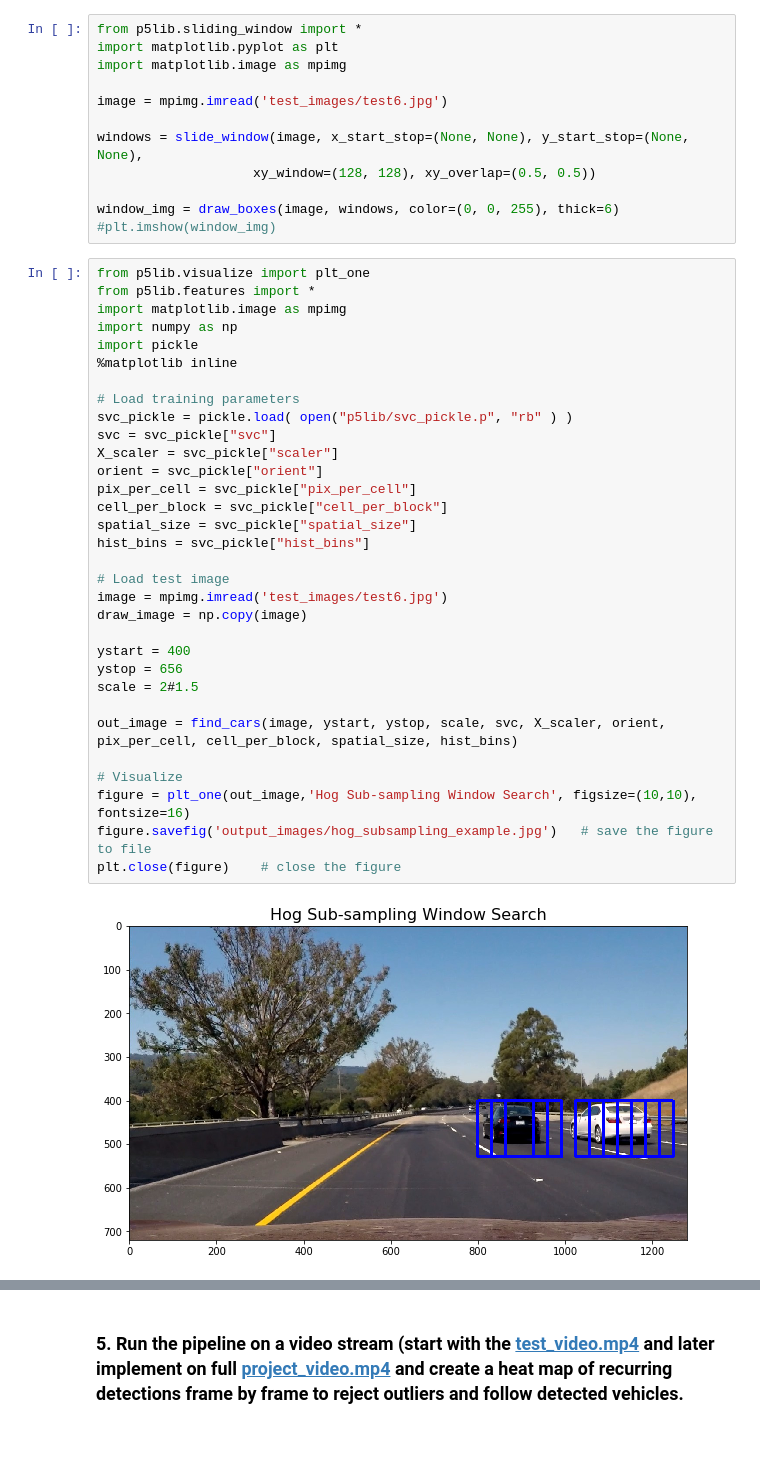
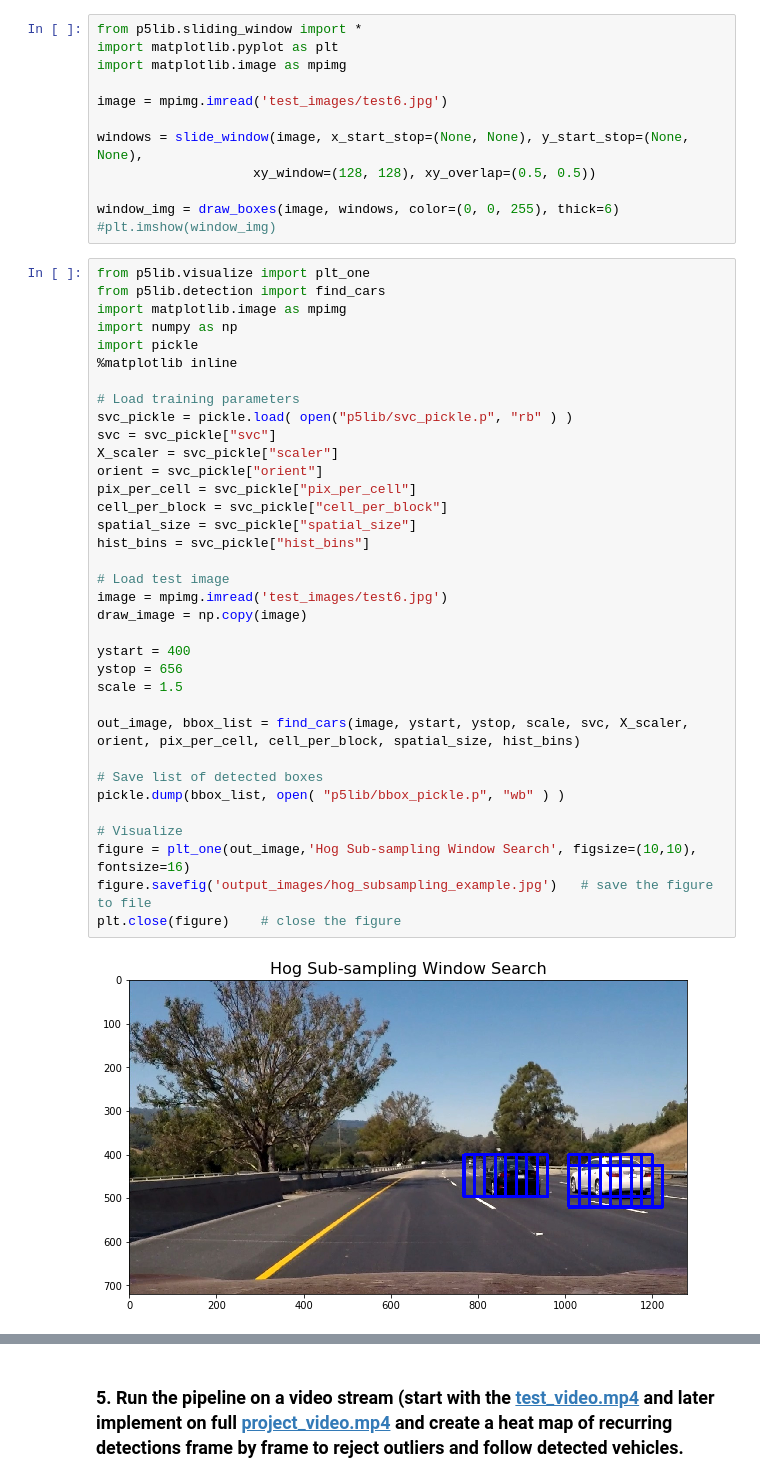
Before and after one commit to ek8203/CarND-Vehicle-Detection, a Jupyter notebook: vehicle_detection.ipynb, the cells around one changed output, grey strips where cells are left out. Cells and saved outputs as stored; diff of their text form; blank space fills up the shorter version.

```diff
--- a/vehicle_detection.ipynb
+++ b/vehicle_detection.ipynb
@@ -255,35 +255,38 @@ window_img = draw_boxes(image, windows, color=(0, 0, 255), thick=6)
 #plt.imshow(window_img)
 # %%
 from p5lib.visualize import plt_one
-from p5lib.features import *
+from p5lib.detection import find_cars
 import matplotlib.image as mpimg
 import numpy as np
 import pickle
 %matplotlib inline
 
 # Load training parameters
 svc_pickle = pickle.load( open("p5lib/svc_pickle.p", "rb" ) )
 svc = svc_pickle["svc"]
 X_scaler = svc_pickle["scaler"]
 orient = svc_pickle["orient"]
 pix_per_cell = svc_pickle["pix_per_cell"]
 cell_per_block = svc_pickle["cell_per_block"]
 spatial_size = svc_pickle["spatial_size"]
 hist_bins = svc_pickle["hist_bins"]
 
 # Load test image
 image = mpimg.imread('test_images/test6.jpg')
 draw_image = np.copy(image)
 
 ystart = 400
 ystop = 656
-scale = 2#1.5
+scale = 1.5
 
-out_image = find_cars(image, ystart, ystop, scale, svc, X_scaler, orient, pix_per_cell, cell_per_block, spatial_size, hist_bins)
+out_image, bbox_list = find_cars(image, ystart, ystop, scale, svc, X_scaler, orient, pix_per_cell, cell_per_block, spatial_size, hist_bins)
+
+# Save list of detected boxes
+pickle.dump(bbox_list, open( "p5lib/bbox_pickle.p", "wb" ) )
 
 # Visualize
 figure = plt_one(out_image,'Hog Sub-sampling Window Search', figsize=(10,10), fontsize=16)
 figure.savefig('output_images/hog_subsampling_example.jpg')   # save the figure to file
 plt.close(figure)    # close the figure
 # %% [output]
-[figure, old version]
+[figure, new version]
```
Also changed, not shown: parts of 2 cells of this notebook, 2 other files.
